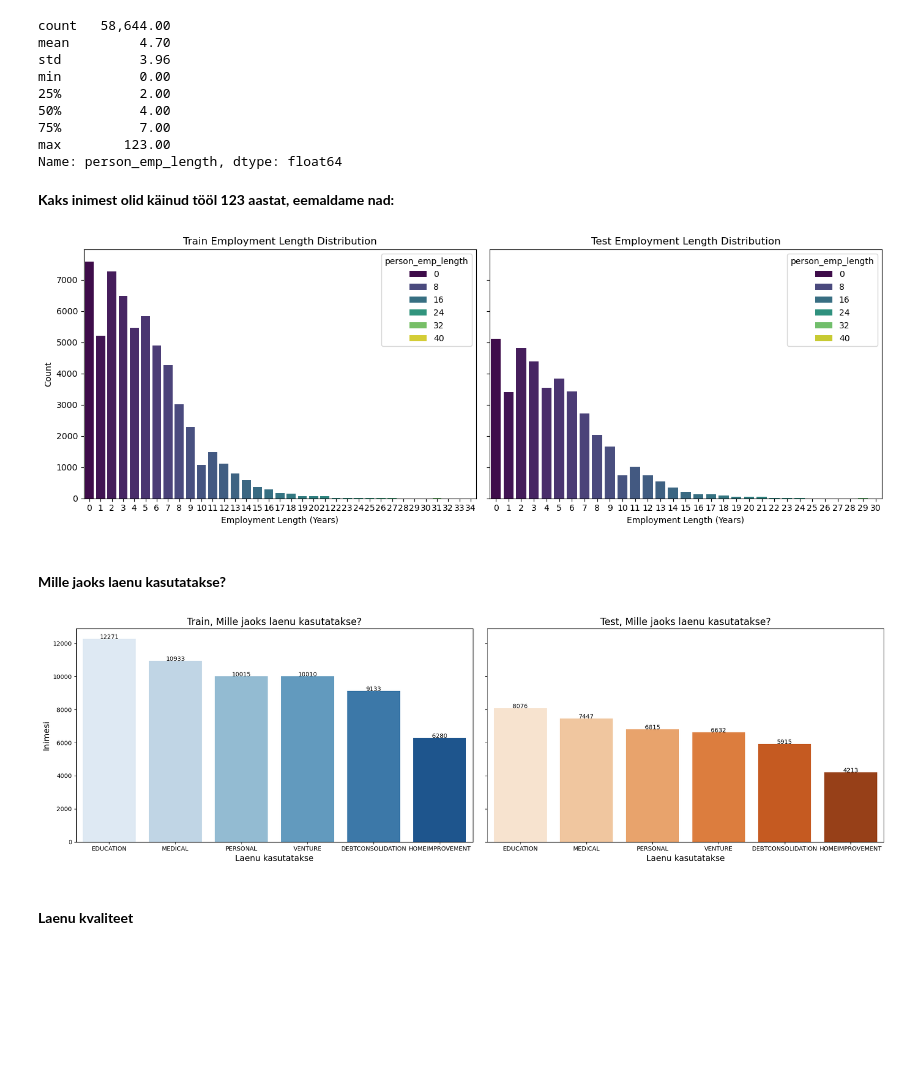
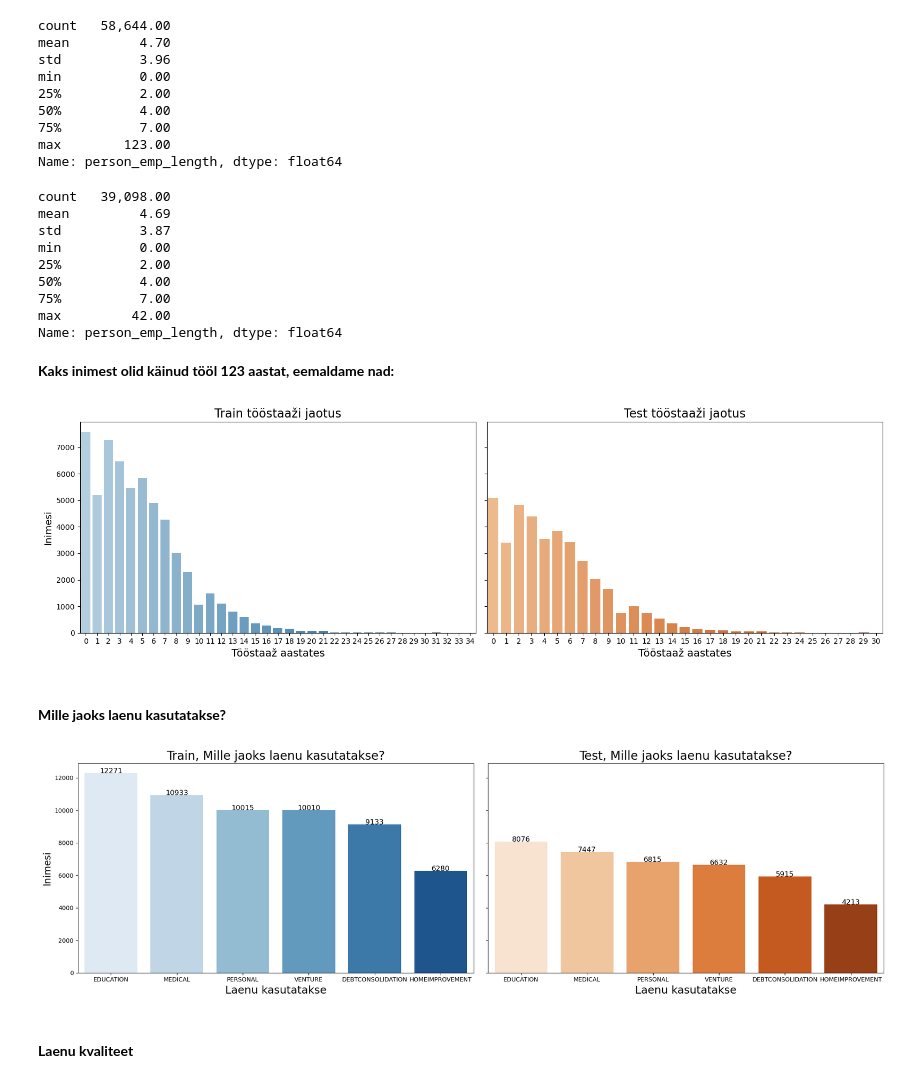
Before and after one commit to madispuu/Loan_Approval_Prediction, a Jupyter notebook: TEAM.ipynb, the cells around one changed output. Drawn from its saved outputs; the diff is of its cells as text; code cells hidden in the pictures; blank space fills up the shorter version.

```diff
--- a/TEAM.ipynb
+++ b/TEAM.ipynb
@@ -261,6 +254,18 @@ min          0.00
 75%          7.00
 max        123.00
 Name: person_emp_length, dtype: float64
+# %%
+df_test["person_emp_length"].describe()
+# %% [output]
+count   39,098.00
+mean         4.69
+std          3.87
+min          0.00
+25%          2.00
+50%          4.00
+75%          7.00
+max         42.00
+Name: person_emp_length, dtype: float64
 # %% [markdown]
 **Kaks inimest olid käinud tööl 123 aastat, eemaldame nad:**
 # %%
@@ -268,31 +273,31 @@ df_train = df_train[df_train["person_emp_length"] != 123]
 # %%
 df_train['emp_length_count'] = df_train['person_emp_length'].map(df_train['person_emp_length'].value_counts())
 df_test['emp_length_count'] = df_test['person_emp_length'].map(df_test['person_emp_length'].value_counts())
 
 # et 2 oleks kõrvuti
-fig, axes = plt.subplots(1, 2, figsize=(14, 5), sharey=True)
+fig, axes = plt.subplots(1, 2, figsize=(16, 5), sharey=True)
 
 # Train
-sns.barplot(x='person_emp_length', y='emp_length_count', data=df_train, ax=axes[0],hue='person_emp_length',  palette='viridis')
-axes[0].set_title("Train Employment Length Distribution")
-axes[0].set_xlabel("Employment Length (Years)")
-axes[0].set_ylabel("Count")
+sns.barplot(x='person_emp_length', y='emp_length_count', data=df_train, ax=axes[0],hue='person_emp_length',  palette='Blues_d',  legend=False)
+axes[0].set_title("Train tööstaaži jaotus", fontsize=16)
+axes[0].set_xlabel("Tööstaaž aastates", fontsize=14)
+axes[0].set_ylabel("Inimesi", fontsize=13)
 
 # Test
-sns.barplot(x='person_emp_length', y='emp_length_count', data=df_test, ax=axes[1],hue='person_emp_length', palette='viridis')
-axes[1].set_title("Test Employment Length Distribution")
-axes[1].set_xlabel("Employment Length (Years)")
+sns.barplot(x='person_emp_length', y='emp_length_count', data=df_test, ax=axes[1],hue='person_emp_length', palette='Oranges_d',  legend=False)
+axes[1].set_title("Test tööstaaži jaotus", fontsize=16)
+axes[1].set_xlabel("Tööstaaž aastates", fontsize=14)
 
-# Asendab x-teljel komadega arvud komateta arvudega
+# Eemaldab .0 arvude lõpust
 for ax in axes:
     ax.set_xticks(ax.get_xticks())
     ax.set_xticklabels([f"{int(x)}" for x in ax.get_xticks()])
 
 
 plt.tight_layout()
 plt.show()
 # %% [output]
-[figure, old version]
+[figure, new version]
 # %% [markdown]
 #### **Mille jaoks laenu kasutatakse?**
 # %%
@@ -308,28 +313,28 @@ fig, axes = plt.subplots(1, 2, figsize=(20, 6), sharey=True)
 
 # Train
 train_plot = sns.barplot(x="loan_intent", y="count", data=train_counts, ax=axes[0], palette="Blues", hue='loan_intent',  legend=False)
-axes[0].set_title("Train, Mille jaoks laenu kasutatakse?", fontsize=16)
-axes[0].set_xlabel("Laenu kasutatakse", fontsize=14)
-axes[0].set_ylabel("Inimesi", fontsize=14)
+axes[0].set_title("Train, Mille jaoks laenu kasutatakse?", fontsize=20)
+axes[0].set_xlabel("Laenu kasutatakse", fontsize=18)
+axes[0].set_ylabel("Inimesi", fontsize=16)
 
 #Lisab numbrid Train andmetele
 for bar, count in zip(train_plot.patches, train_counts["count"]):
-    axes[0].text(bar.get_x() + bar.get_width() / 2, bar.get_height() + 0.5, int(count), ha='center', fontsize=10)
+    axes[0].text(bar.get_x() + bar.get_width() / 2, bar.get_height() + 0.5, int(count), ha='center', fontsize=12)
 
 # Test
 test_plot = sns.barplot(x="loan_intent", y="count", data=test_counts, ax=axes[1], palette="Oranges",  hue='loan_intent',  legend=False)
-axes[1].set_title("Test, Mille jaoks laenu kasutatakse?", fontsize=16)
-axes[1].set_xlabel("Laenu kasutatakse", fontsize=14)
+axes[1].set_title("Test, Mille jaoks laenu kasutatakse?", fontsize=20)
+axes[1].set_xlabel("Laenu kasutatakse", fontsize=18)
 
 #Lisab numbrid Test andmetele
 for bar, count in zip(test_plot.patches, test_counts["count"]):
-    axes[1].text(bar.get_x() + bar.get_width() / 2, bar.get_height() + 0.5, int(count), ha='center', fontsize=10)
+    axes[1].text(bar.get_x() + bar.get_width() / 2, bar.get_height() + 0.5, int(count), ha='center', fontsize=12)
 
 
 plt.tight_layout()
 plt.show()
 # %% [output]
-[figure, old version]
+[figure, new version]
 # %% [markdown]
 #### **Laenu kvaliteet**
 # %%
```
Also changed, not shown: parts of 18 cells of this notebook.
